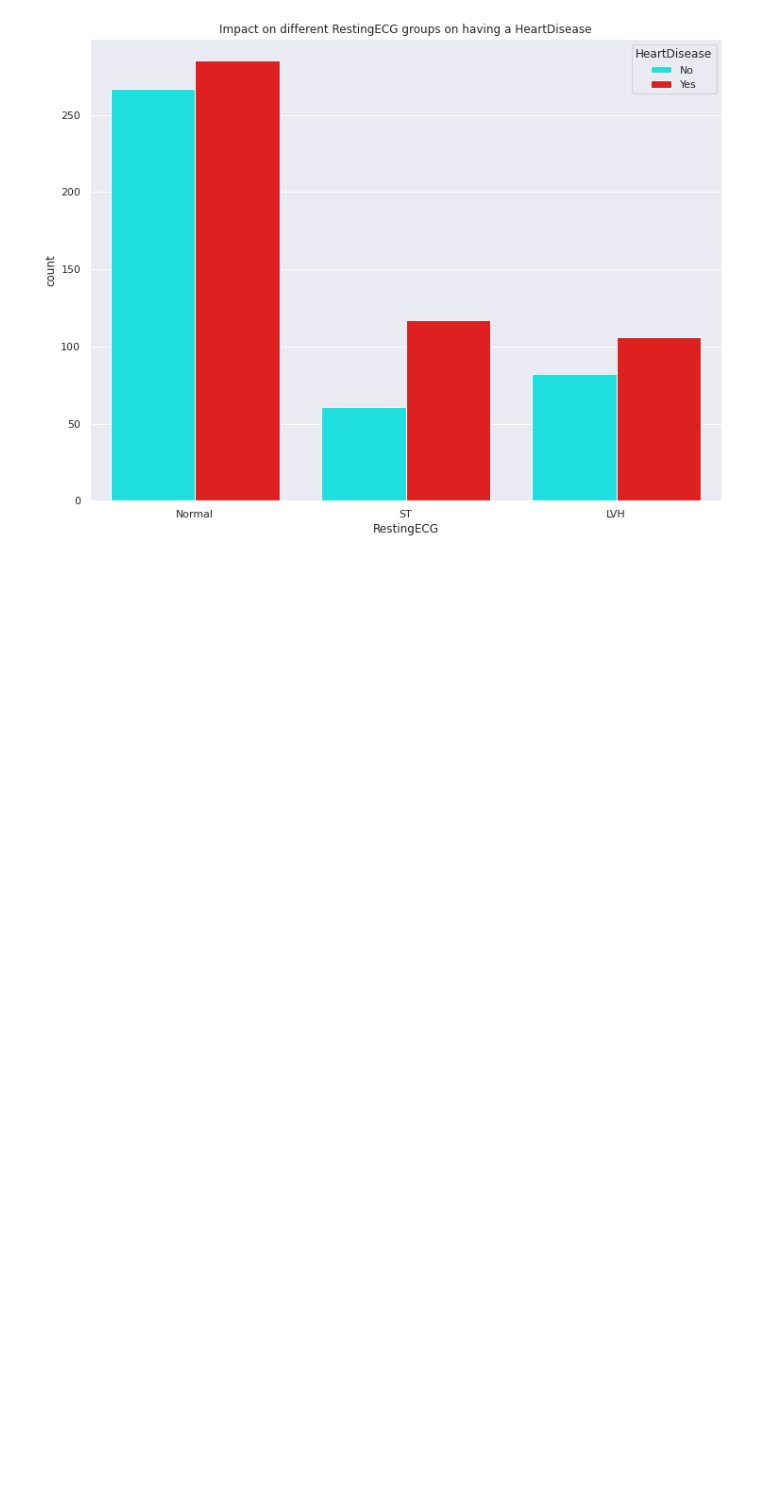
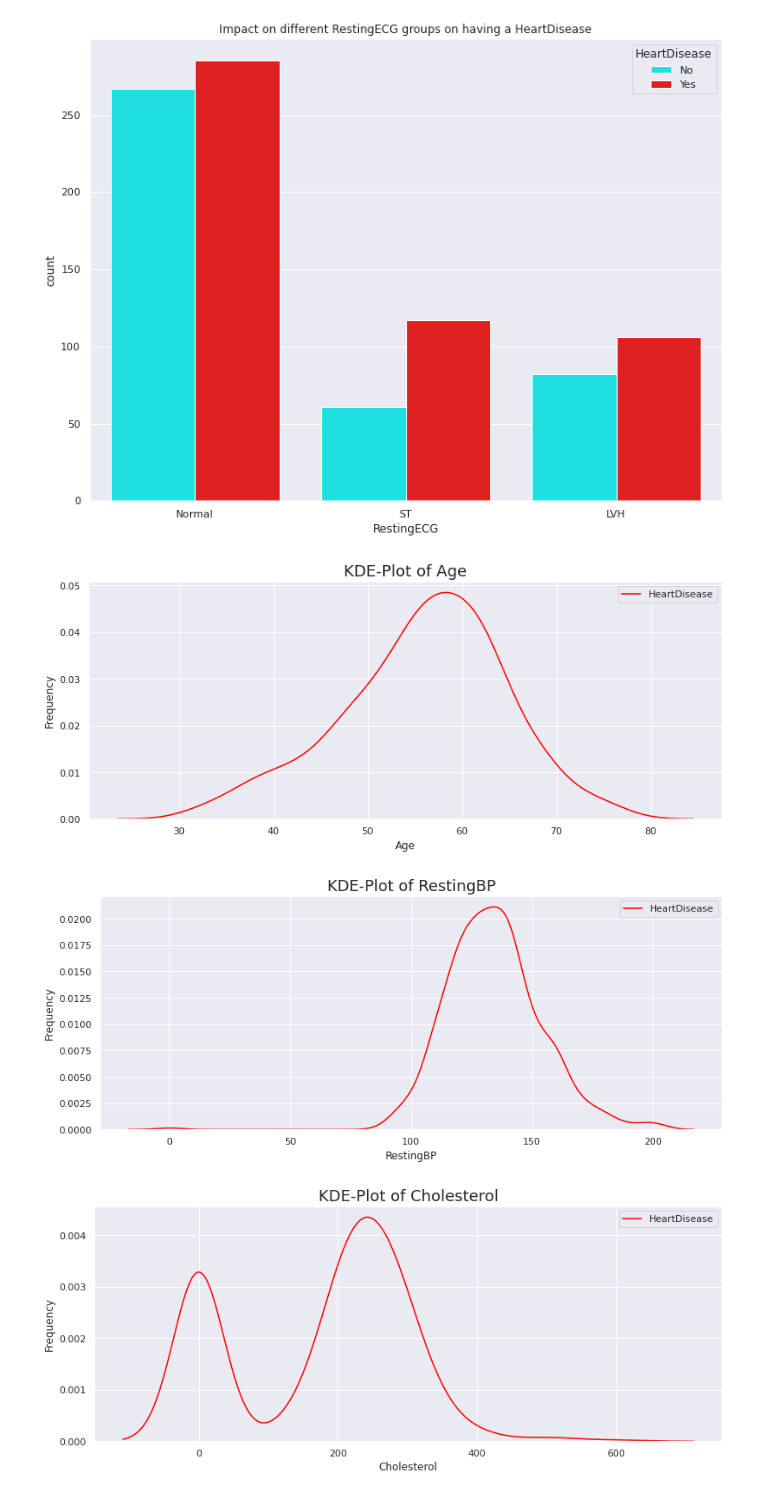
Before and after one commit to BrStefan/DataVis, a Jupyter notebook: DV_1.ipynb, the cells around one changed output. Saved outputs shown, nothing was run; the diff lists cells and outputs as text; code cells hidden in the pictures; blank space fills up the shorter version.

Commit message:
Added density charts for numerical features

```diff
--- a/DV_1.ipynb
+++ b/DV_1.ipynb
@@ -144,3 +144,19 @@ bar_charts(df, "ChestPainType", "HeartDisease")
 bar_charts(df, "RestingECG", "HeartDisease")
 # %% [output]
 [figure]
+# %%
+def density_charts(column, target) :
+    fig, ax = plt.subplots(figsize = (13,5))
+    sns.kdeplot(df[df[target]=='Yes'][column],shade = False, color="red", label=target, ax = ax)
+    plt.title('KDE-Plot of {}'.format(column), fontsize = 18)
+    ax.set_xlabel(column)
+    ax.set_ylabel("Frequency")
+    ax.legend();
+    plt.show()
+# %%
+for column in numericals :
+    density_charts(column, 'HeartDisease')
+# %% [output]
+[figure, added]
+[figure, added]
+[figure, added]
```
Also changed, not shown: parts of 3 cells of this notebook.
